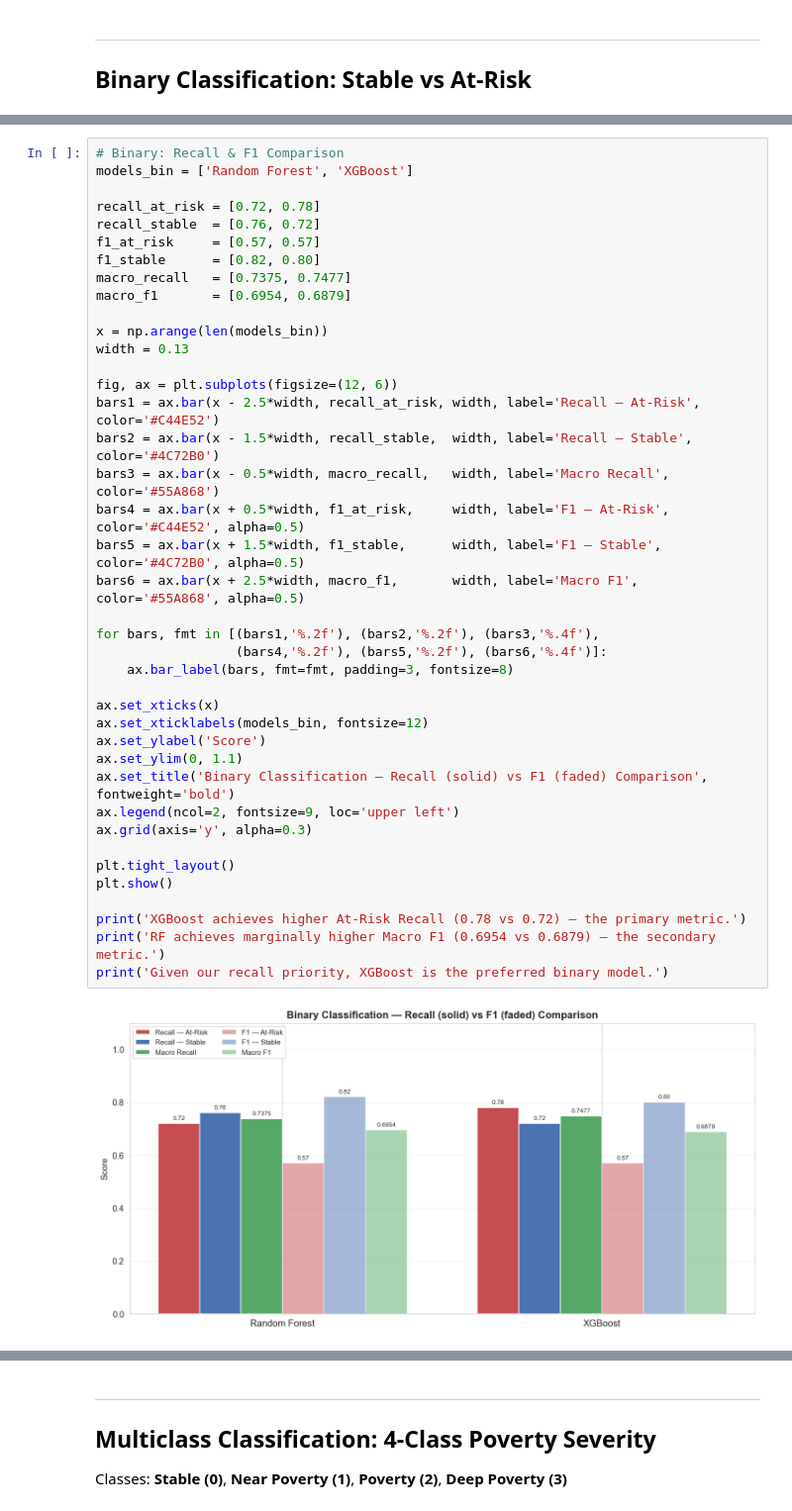
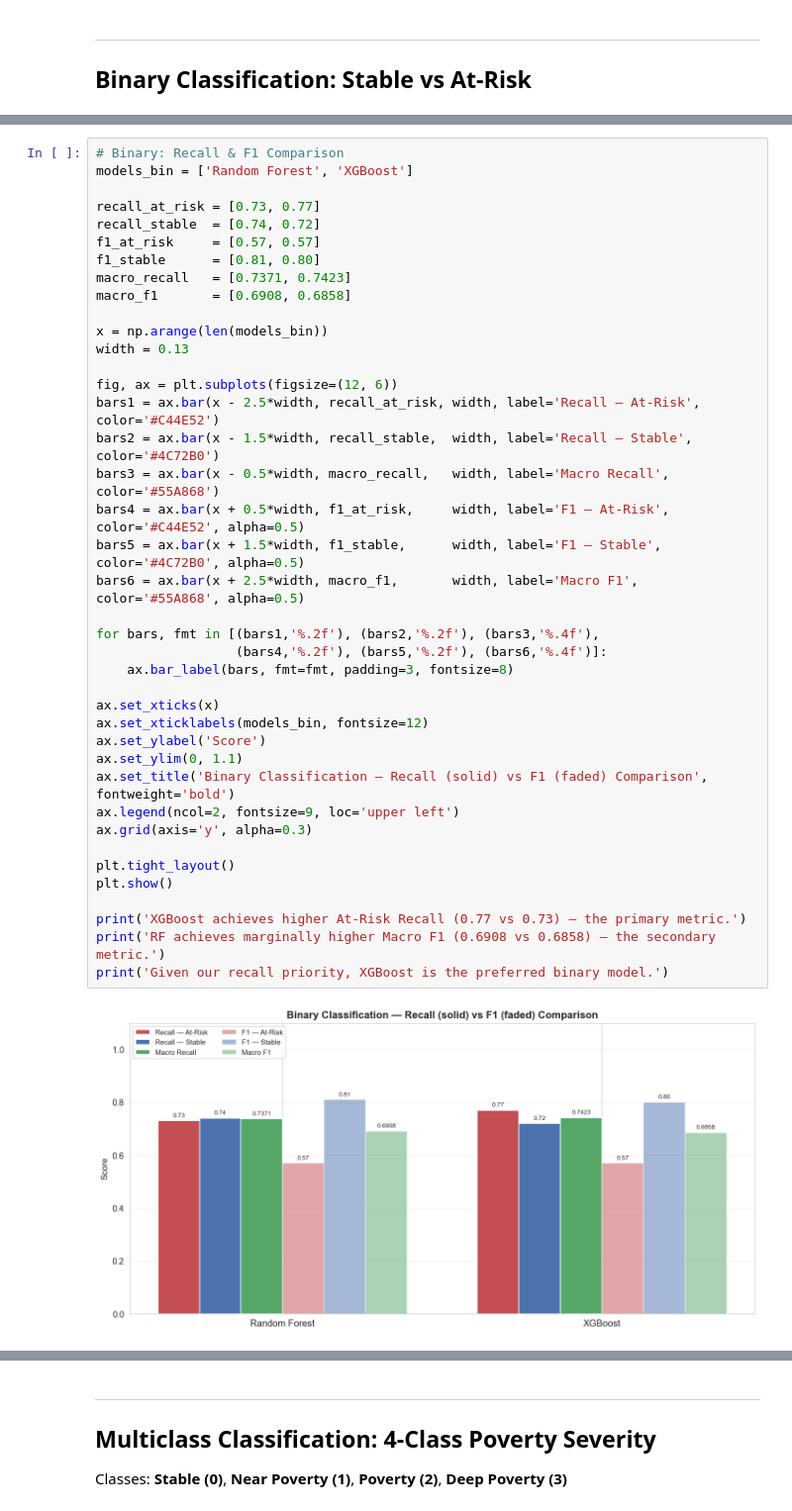
Before and after one commit to ingridalt/DSC-288R-CAPSTONE, a Jupyter notebook: 4_Models/4d_Model_Comparison_Summary.ipynb, the cells around one changed output, grey strips where cells are left out. Shown at 99% size. Cells and saved outputs as stored; diff of their text form.

```diff
--- a/4_Models/4d_Model_Comparison_Summary.ipynb
+++ b/4_Models/4d_Model_Comparison_Summary.ipynb
@@ -125,41 +125,41 @@ XGBoost catches 4,000 more at-risk individuals than RF (+6pp recall).
 # Binary: Recall & F1 Comparison
 models_bin = ['Random Forest', 'XGBoost']
 
-recall_at_risk = [0.72, 0.78]
-recall_stable  = [0.76, 0.72]
+recall_at_risk = [0.73, 0.77]
+recall_stable  = [0.74, 0.72]
 f1_at_risk     = [0.57, 0.57]
-f1_stable      = [0.82, 0.80]
-macro_recall   = [0.7375, 0.7477]
-macro_f1       = [0.6954, 0.6879]
+f1_stable      = [0.81, 0.80]
+macro_recall   = [0.7371, 0.7423]
+macro_f1       = [0.6908, 0.6858]
 
 x = np.arange(len(models_bin))
 width = 0.13
 
 fig, ax = plt.subplots(figsize=(12, 6))
 bars1 = ax.bar(x - 2.5*width, recall_at_risk, width, label='Recall — At-Risk',  color='#C44E52')
 bars2 = ax.bar(x - 1.5*width, recall_stable,  width, label='Recall — Stable',   color='#4C72B0')
 bars3 = ax.bar(x - 0.5*width, macro_recall,   width, label='Macro Recall',       color='#55A868')
 bars4 = ax.bar(x + 0.5*width, f1_at_risk,     width, label='F1 — At-Risk',       color='#C44E52', alpha=0.5)
 bars5 = ax.bar(x + 1.5*width, f1_stable,      width, label='F1 — Stable',        color='#4C72B0', alpha=0.5)
 bars6 = ax.bar(x + 2.5*width, macro_f1,       width, label='Macro F1',           color='#55A868', alpha=0.5)
 
 for bars, fmt in [(bars1,'%.2f'), (bars2,'%.2f'), (bars3,'%.4f'),
                   (bars4,'%.2f'), (bars5,'%.2f'), (bars6,'%.4f')]:
     ax.bar_label(bars, fmt=fmt, padding=3, fontsize=8)
 
 ax.set_xticks(x)
 ax.set_xticklabels(models_bin, fontsize=12)
 ax.set_ylabel('Score')
 ax.set_ylim(0, 1.1)
 ax.set_title('Binary Classification — Recall (solid) vs F1 (faded) Comparison', fontweight='bold')
 ax.legend(ncol=2, fontsize=9, loc='upper left')
 ax.grid(axis='y', alpha=0.3)
 
 plt.tight_layout()
 plt.show()
 
-print('XGBoost achieves higher At-Risk Recall (0.78 vs 0.72) — the primary metric.')
-print('RF achieves marginally higher Macro F1 (0.6954 vs 0.6879) — the secondary metric.')
+print('XGBoost achieves higher At-Risk Recall (0.77 vs 0.73) — the primary metric.')
+print('RF achieves marginally higher Macro F1 (0.6908 vs 0.6858) — the secondary metric.')
 print('Given our recall priority, XGBoost is the preferred binary model.')
 # %% [output]
-[figure, old version]
+[figure, new version]
```
Also changed, not shown: parts of 11 cells of this notebook.
